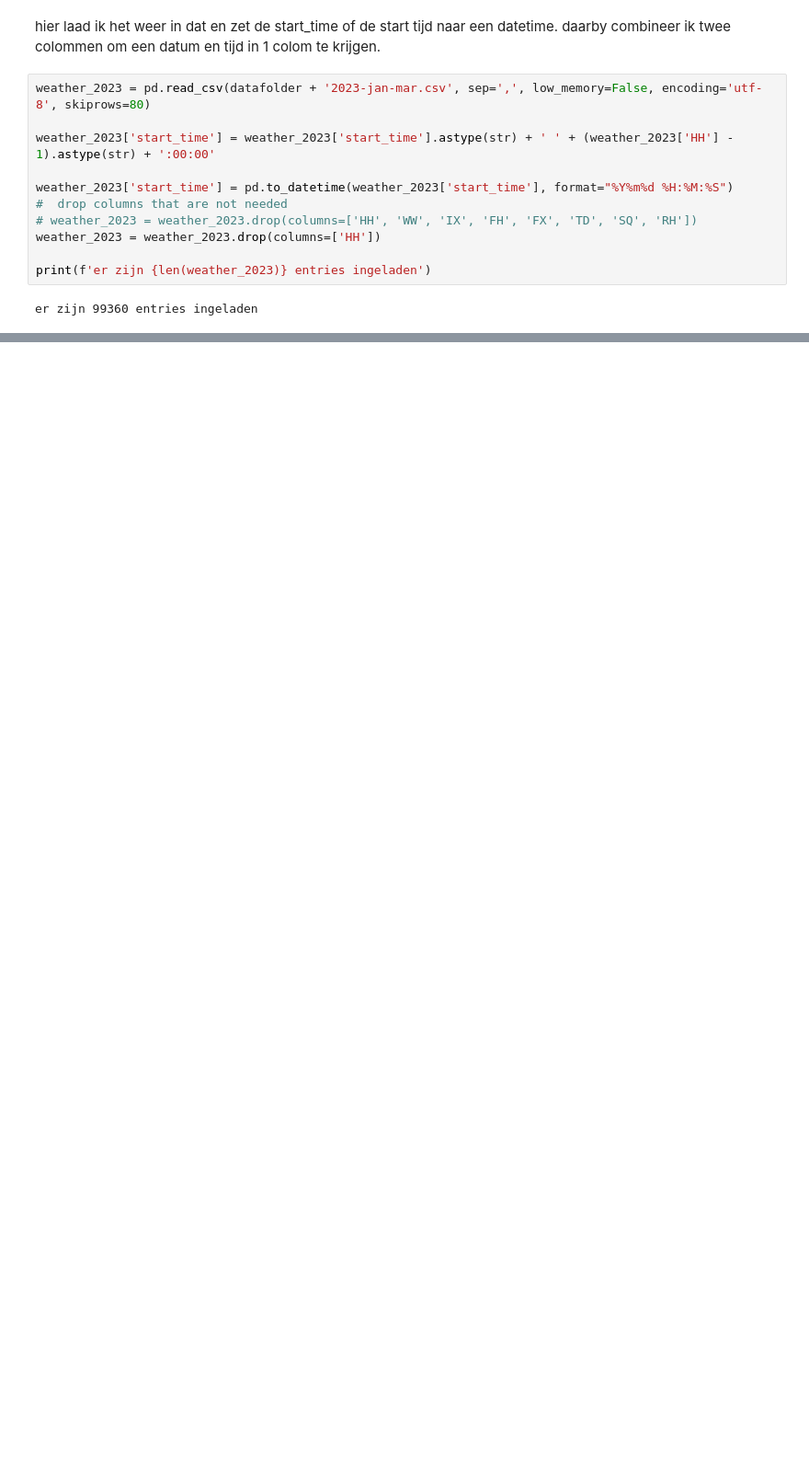
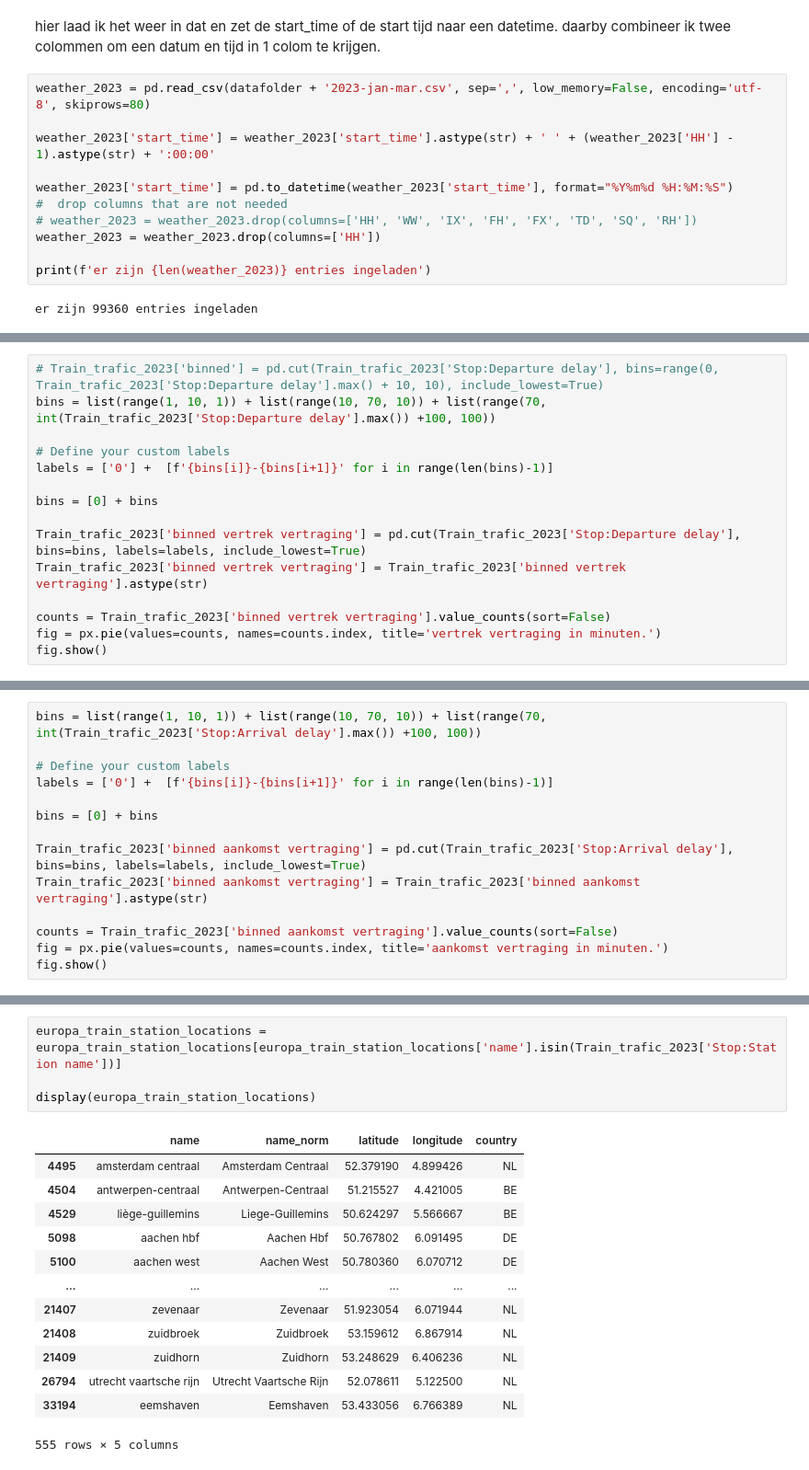
Before and after one commit to koppertje24/semester-4-Fontys, a Jupyter notebook: Chalange.ipynb, the cells around one changed output, grey strips where cells are left out. Shown at 92% size. Saved outputs shown, nothing was run; the diff lists cells and outputs as text; blank space fills up the shorter version.

```diff
--- a/Chalange.ipynb
+++ b/Chalange.ipynb
@@ -240,0 +293,15 @@ display(europa_train_station_locations.sample(sample_size))
+# %%
+# Train_trafic_2023['binned'] = pd.cut(Train_trafic_2023['Stop:Departure delay'], bins=range(0, Train_trafic_2023['Stop:Departure delay'].max() + 10, 10), include_lowest=True)
+bins = list(range(1, 10, 1)) + list(range(10, 70, 10)) + list(range(70, int(Train_trafic_2023['Stop:Departure delay'].max()) +100, 100))
+
+# Define your custom labels
+labels = ['0'] +  [f'{bins[i]}-{bins[i+1]}' for i in range(len(bins)-1)]
+
+bins = [0] + bins
+
+Train_trafic_2023['binned vertrek vertraging'] = pd.cut(Train_trafic_2023['Stop:Departure delay'], bins=bins, labels=labels, include_lowest=True)
+Train_trafic_2023['binned vertrek vertraging'] = Train_trafic_2023['binned vertrek vertraging'].astype(str)
+
+counts = Train_trafic_2023['binned vertrek vertraging'].value_counts(sort=False)
+fig = px.pie(values=counts, names=counts.index, title='vertrek vertraging in minuten.')
+fig.show()
@@ -240,0 +314,14 @@ display(europa_train_station_locations.sample(sample_size))
+# %%
+bins = list(range(1, 10, 1)) + list(range(10, 70, 10)) + list(range(70, int(Train_trafic_2023['Stop:Arrival delay'].max()) +100, 100))
+
+# Define your custom labels
+labels = ['0'] +  [f'{bins[i]}-{bins[i+1]}' for i in range(len(bins)-1)]
+
+bins = [0] + bins
+
+Train_trafic_2023['binned aankomst vertraging'] = pd.cut(Train_trafic_2023['Stop:Arrival delay'], bins=bins, labels=labels, include_lowest=True)
+Train_trafic_2023['binned aankomst vertraging'] = Train_trafic_2023['binned aankomst vertraging'].astype(str)
+
+counts = Train_trafic_2023['binned aankomst vertraging'].value_counts(sort=False)
+fig = px.pie(values=counts, names=counts.index, title='aankomst vertraging in minuten.')
+fig.show()
@@ -240,0 +423,18 @@ display(europa_train_station_locations.sample(sample_size))
+# %%
+europa_train_station_locations = europa_train_station_locations[europa_train_station_locations['name'].isin(Train_trafic_2023['Stop:Station name'])]
+
+display(europa_train_station_locations)
+# %% [output]
+|  | name | name_norm | latitude | longitude | country |
+| 4495 | amsterdam centraal | Amsterdam Centraal | 52.379190 | 4.899426 | NL |
+| 4504 | antwerpen-centraal | Antwerpen-Centraal | 51.215527 | 4.421005 | BE |
+| 4529 | liège-guillemins | Liege-Guillemins | 50.624297 | 5.566667 | BE |
+| 5098 | aachen hbf | Aachen Hbf | 50.767802 | 6.091495 | DE |
+| 5100 | aachen west | Aachen West | 50.780360 | 6.070712 | DE |
+| ... | ... | ... | ... | ... | ... |
+| 21407 | zevenaar | Zevenaar | 51.923054 | 6.071944 | NL |
+| 21408 | zuidbroek | Zuidbroek | 53.159612 | 6.867914 | NL |
+| 21409 | zuidhorn | Zuidhorn | 53.248629 | 6.406236 | NL |
+| 26794 | utrecht vaartsche rijn | Utrecht Vaartsche Rijn | 52.078611 | 5.122500 | NL |
+| 33194 | eemshaven | Eemshaven | 53.433056 | 6.766389 | NL |
+555 rows × 5 columns
```
Also changed, not shown: parts of 25 cells of this notebook, 2 other files.
